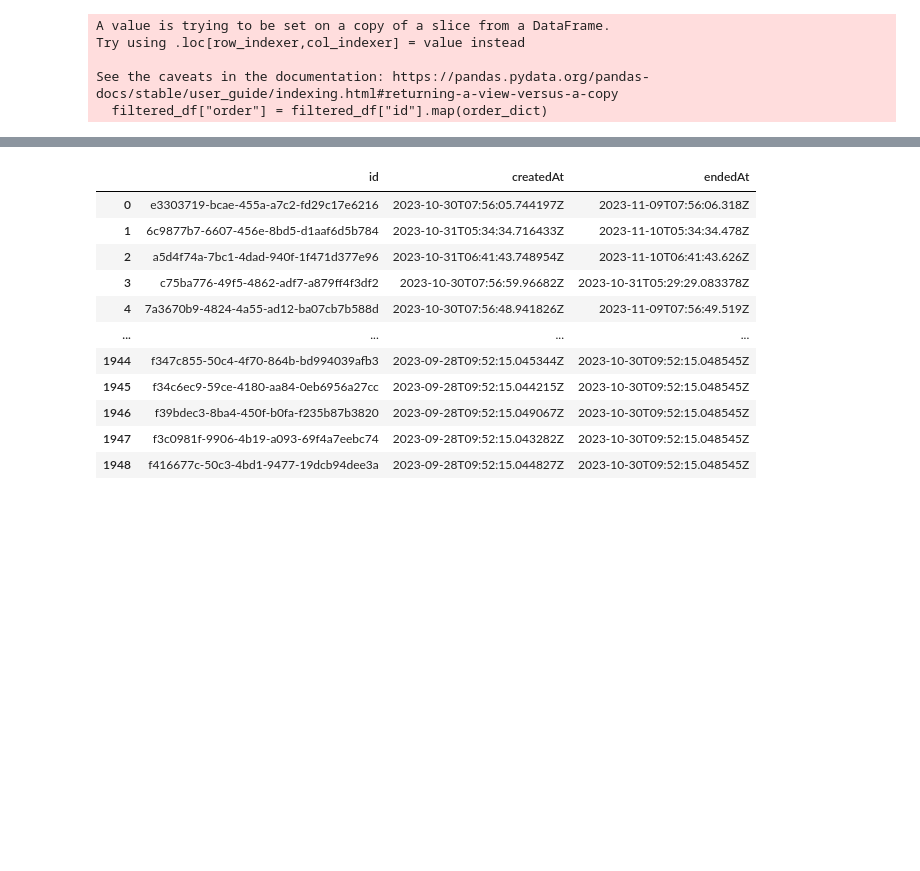
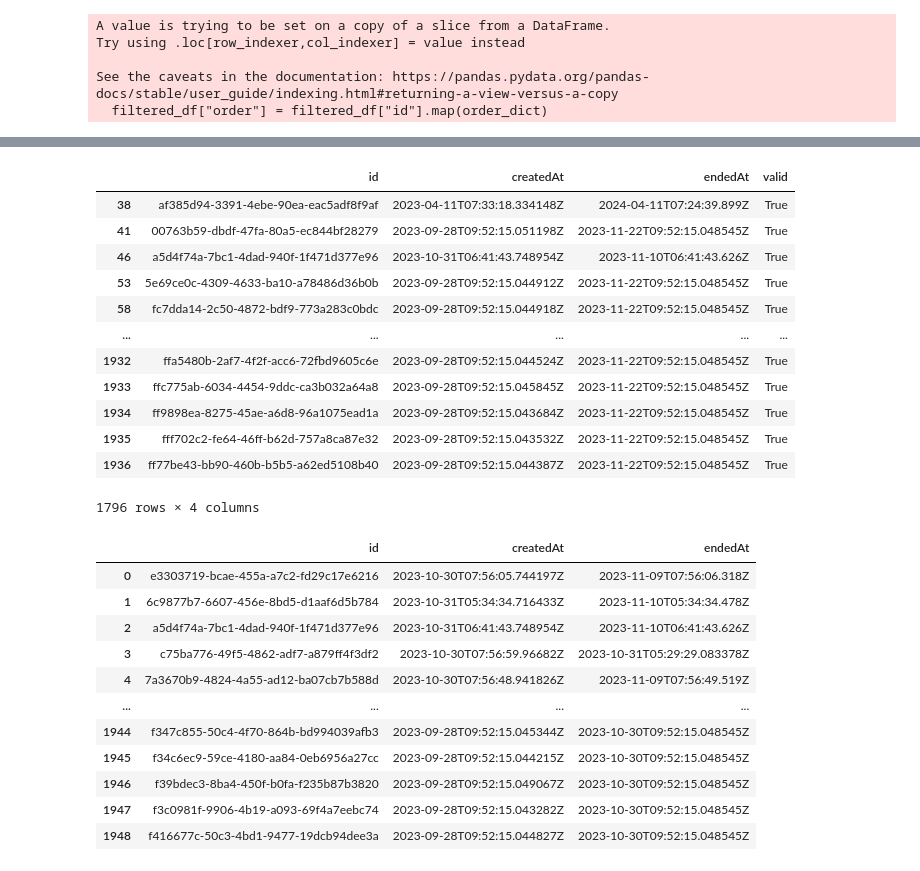
Before and after one commit to e-Odinson226/poller_recommender_system, a Jupyter notebook: Poller/NoteBooks/poller_v2.ipynb, the cells around one changed output, grey strips where cells are left out. Saved outputs shown, nothing was run; the diff lists cells and outputs as text; code cells hidden in the pictures; blank space fills up the shorter version.

```diff
--- a/Poller/NoteBooks/poller_v2.ipynb
+++ b/Poller/NoteBooks/poller_v2.ipynb
@@ -821,3 +996,22 @@ trend_polls_df = list_to_df(filtered_trend_polls_list, filtered_polls_df)
+# %%
+valid_recommended_with_life_time = trend_polls_df.loc[
+    trend_polls_df["valid"] & trend_polls_df["endedAt"].apply(has_valid_date)
+]
+valid_recommended_with_life_time
+# %% [output]
+|  | id | createdAt | endedAt | valid |
+| 38 | af385d94-3391-4ebe-90ea-eac5adf8f9af | 2023-04-11T07:33:18.334148Z | 2024-04-11T07:24:39.899Z | True |
+| 41 | 00763b59-dbdf-47fa-80a5-ec844bf28279 | 2023-09-28T09:52:15.051198Z | 2023-11-22T09:52:15.048545Z | True |
+| 46 | a5d4f74a-7bc1-4dad-940f-1f471d377e96 | 2023-10-31T06:41:43.748954Z | 2023-11-10T06:41:43.626Z | True |
+| 53 | 5e69ce0c-4309-4633-ba10-a78486d36b0b | 2023-09-28T09:52:15.044912Z | 2023-11-22T09:52:15.048545Z | True |
+| 58 | fc7dda14-2c50-4872-bdf9-773a283c0bdc | 2023-09-28T09:52:15.044918Z | 2023-11-22T09:52:15.048545Z | True |
+| ... | ... | ... | ... | ... |
+| 1932 | ffa5480b-2af7-4f2f-acc6-72fbd9605c6e | 2023-09-28T09:52:15.044524Z | 2023-11-22T09:52:15.048545Z | True |
+| 1933 | ffc775ab-6034-4454-9ddc-ca3b032a64a8 | 2023-09-28T09:52:15.045845Z | 2023-11-22T09:52:15.048545Z | True |
+| 1934 | ff9898ea-8275-45ae-a6d8-96a1075ead1a | 2023-09-28T09:52:15.043684Z | 2023-11-22T09:52:15.048545Z | True |
+| 1935 | fff702c2-fe64-46ff-b62d-757a8ca87e32 | 2023-09-28T09:52:15.043532Z | 2023-11-22T09:52:15.048545Z | True |
+| 1936 | ff77be43-bb90-460b-b5b5-a62ed5108b40 | 2023-09-28T09:52:15.044387Z | 2023-11-22T09:52:15.048545Z | True |
+1796 rows × 4 columns
 # %%
 expired_trend_polls, valid_trend_polls = split_df_by_lifetime(trend_polls_df)
 # %%
```
Also changed, not shown: parts of 10 cells of this notebook, 2 other files.
